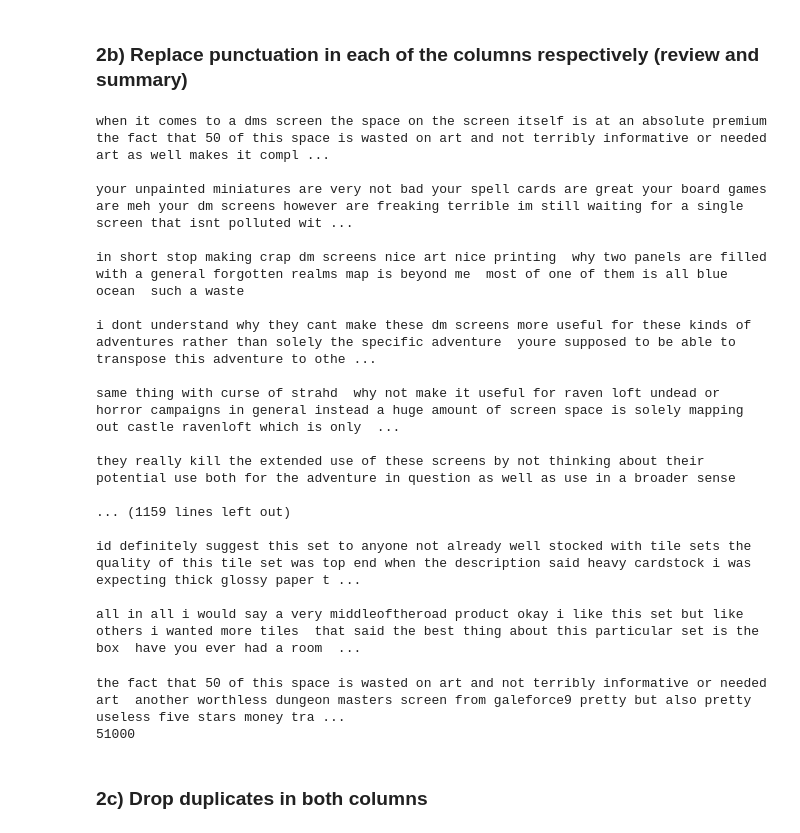
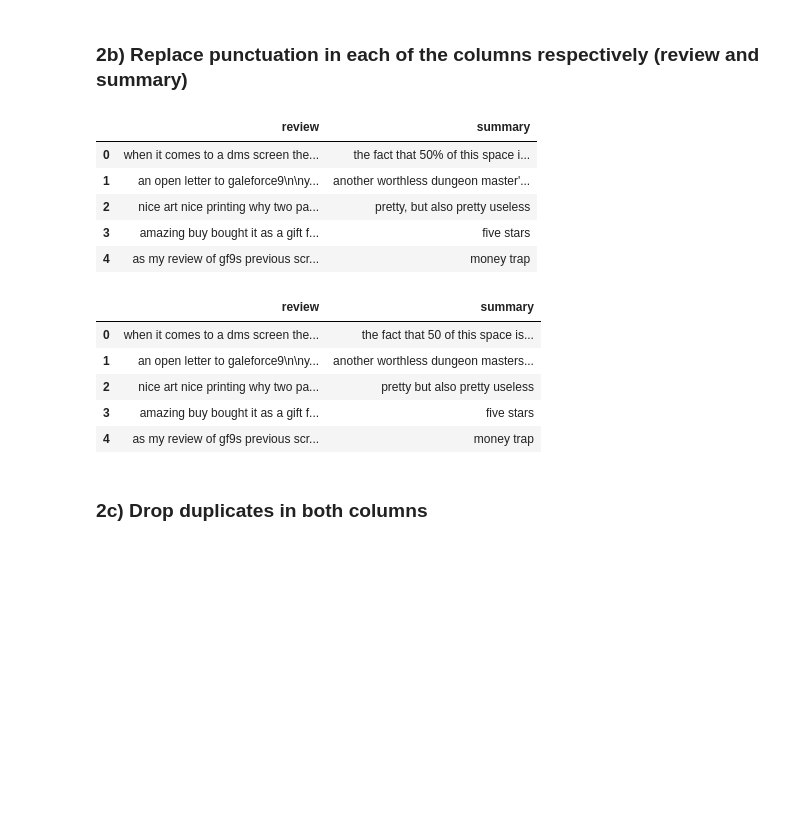
Before and after one commit to mikebenas/LSE_TurtleGames_R_Analysis, a Jupyter notebook: LSE_DA301_Assignment_Python_template.ipynb, the cells around one changed output. Saved outputs shown, nothing was run; the diff lists cells and outputs as text; code cells hidden in the pictures; blank space fills up the shorter version.

```diff
--- a/LSE_DA301_Assignment_Python_template.ipynb
+++ b/LSE_DA301_Assignment_Python_template.ipynb
@@ -1189,47 +1203,42 @@ print(len(df3sum))
 ### 2b) Replace punctuation in each of the columns respectively (review and summary)
 # %%
 # Replace all the punctuations in review column.
-import string
-for character in string.punctuation:
-    df3rev = df3rev.replace(character, '')
+#defining the function to remove punctuation
+def remove_punctuation(text):
+    punctuationfree="".join([i for i in text if i not in string.punctuation])
+    return punctuationfree
+#storing the puntuation free text
+df3new['review'] = df3new['review'].apply(lambda x:remove_punctuation(x))
+
 
 # View output.
-print(df3rev)
-
-#Checking length
-print(len(df3rev))
+df3new.head()
 # %% [output]
-when it comes to a dms screen the space on the screen itself is at an absolute premium the fact that 50 of this space is wasted on art and not terribly informative or needed art as well makes it compl ...
-
-your unpainted miniatures are very not bad your spell cards are great your board games are meh your dm screens however are freaking terrible im still waiting for a single screen that isnt polluted wit ...
-
-in short stop making crap dm screens nice art nice printing  why two panels are filled with a general forgotten realms map is beyond me  most of one of them is all blue ocean  such a waste
-
-i dont understand why they cant make these dm screens more useful for these kinds of adventures rather than solely the specific adventure  youre supposed to be able to transpose this adventure to othe ...
-
-same thing with curse of strahd  why not make it useful for raven loft undead or horror campaigns in general instead a huge amount of screen space is solely mapping out castle ravenloft which is only  ...
-
-they really kill the extended use of these screens by not thinking about their potential use both for the adventure in question as well as use in a broader sense
-
-... (1159 lines left out)
-
-id definitely suggest this set to anyone not already well stocked with tile sets the quality of this tile set was top end when the description said heavy cardstock i was expecting thick glossy paper t ...
-
-all in all i would say a very middleoftheroad product okay i like this set but like others i wanted more tiles  that said the best thing about this particular set is the box  have you ever had a room  ...
+|  | review | summary |
+| 0 | when it comes to a dms screen the... | the fact that 50% of this space i... |
+| 1 | an open letter to galeforce9\n\ny... | another worthless dungeon master'... |
+| 2 | nice art nice printing why two pa... | pretty, but also pretty useless |
+| 3 | amazing buy bought it as a gift f... | five stars |
+| 4 | as my review of gf9s previous scr... | money trap |
 # %%
 # Replace all the puncuations in summary column.
-import string
-for character in string.punctuation:
-    df3sum = df3sum.replace(character, '')
+#defining the function to remove punctuation
+def remove_punctuation(text):
+    punctuationfree="".join([i for i in text if i not in string.punctuation])
+    return punctuationfree
+#storing the puntuation free text
+df3new['summary'] = df3new['summary'].apply(lambda x:remove_punctuation(x))
+
 
 # View output.
-print(df3sum)
-
-#Checking length
-print(len(df3sum))
+df3new.head()
 # %% [output]
-the fact that 50 of this space is wasted on art and not terribly informative or needed art  another worthless dungeon masters screen from galeforce9 pretty but also pretty useless five stars money tra ...
-51000
+|  | review | summary |
+| 0 | when it comes to a dms screen the... | the fact that 50 of this space is... |
+| 1 | an open letter to galeforce9\n\ny... | another worthless dungeon masters... |
+| 2 | nice art nice printing why two pa... | pretty but also pretty useless |
+| 3 | amazing buy bought it as a gift f... | five stars |
+| 4 | as my review of gf9s previous scr... | money trap |
 # %% [markdown]
 ### 2c) Drop duplicates in both columns
 # %%
```
Also changed, not shown: parts of 5 cells of this notebook.
